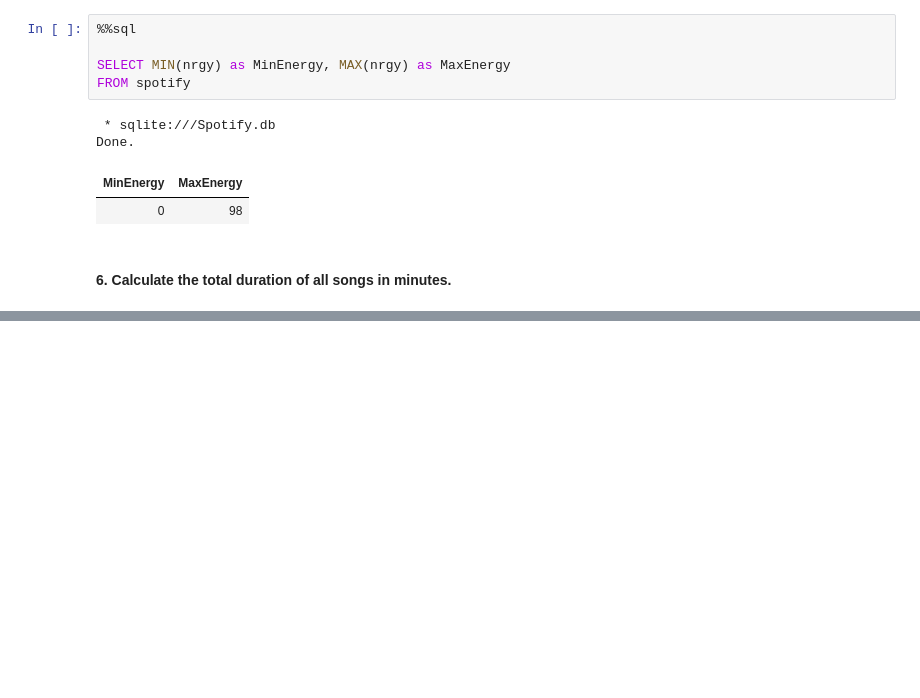
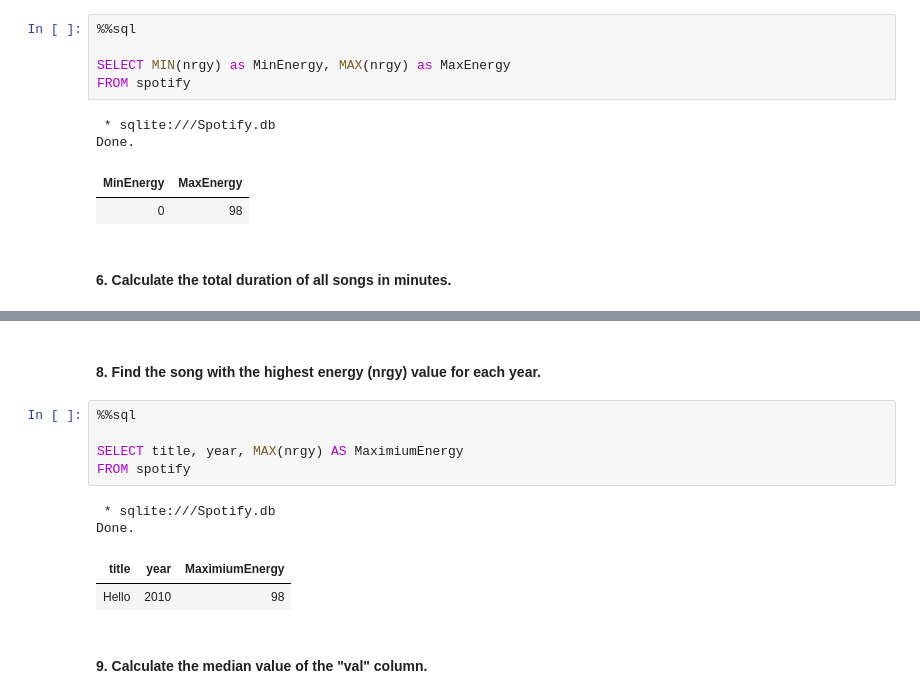
Before and after one commit to AneleMaphalala/NBA-Database-Analysis, a Jupyter notebook: spotify_analysis.ipynb, the cells around one changed output, grey strips where cells are left out. Saved outputs shown, nothing was run; the diff lists cells and outputs as text; blank space fills up the shorter version.

```diff
--- a/spotify_analysis.ipynb
+++ b/spotify_analysis.ipynb
@@ -191,0 +215,14 @@ Done.
+# %% [markdown]
+#### 8. Find the song with the highest energy (nrgy) value for each year.
+# %%
+%%sql
+
+SELECT title, year, MAX(nrgy) AS MaximiumEnergy
+FROM spotify
+# %% [output]
+ * sqlite:///Spotify.db
+Done.
+| title | year | MaximiumEnergy |
+| Hello | 2010 | 98 |
+# %% [markdown]
+#### 9. Calculate the median value of the "val" column.
```
Also changed, not shown: parts of 12 cells of this notebook, 1 other file.
